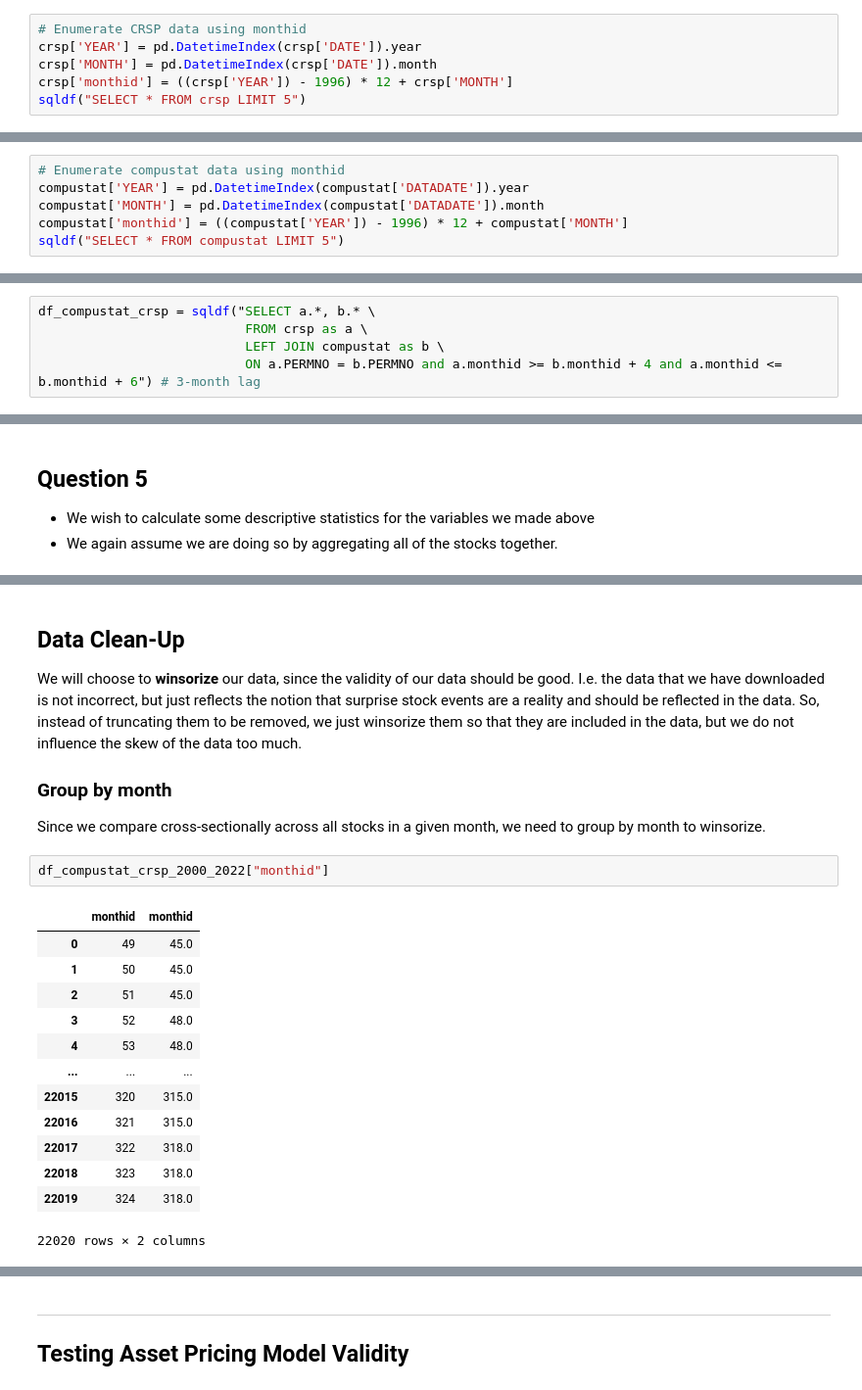
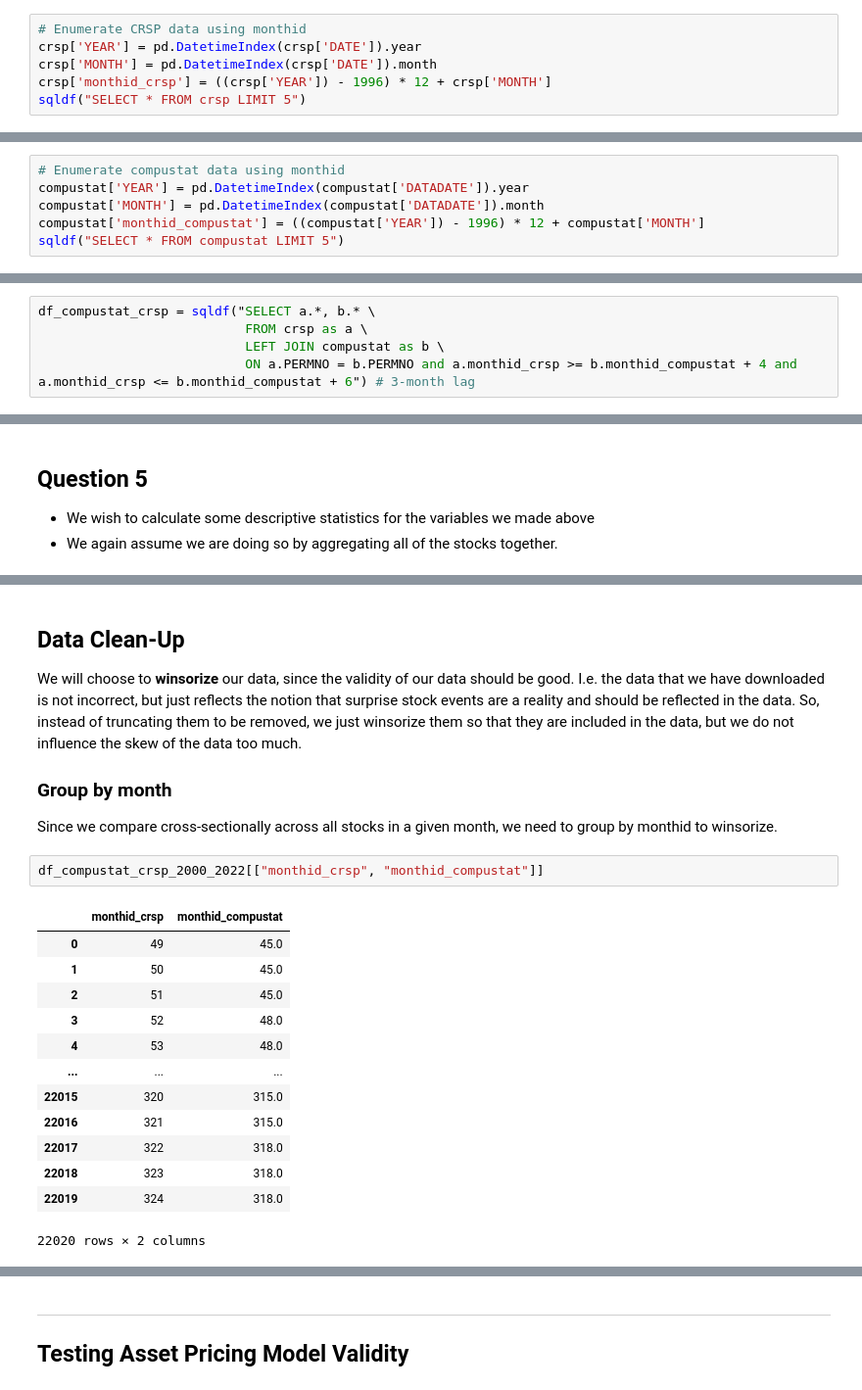
Before and after one commit to uWaterloo-CFM/CFM-301, a Jupyter notebook: Assignment 2/Assignment 2.ipynb, the cells around one changed output, grey strips where cells are left out. Shown at 98% size. Cells and saved outputs as stored; diff of their text form.

```diff
--- a/Assignment 2/Assignment 2.ipynb
+++ b/Assignment 2/Assignment 2.ipynb
@@ -90,7 +41,7 @@ compustat
 # Enumerate CRSP data using monthid
 crsp['YEAR'] = pd.DatetimeIndex(crsp['DATE']).year
 crsp['MONTH'] = pd.DatetimeIndex(crsp['DATE']).month
-crsp['monthid'] = ((crsp['YEAR']) - 1996) * 12 + crsp['MONTH']
+crsp['monthid_crsp'] = ((crsp['YEAR']) - 1996) * 12 + crsp['MONTH']
 sqldf("SELECT * FROM crsp LIMIT 5")
 # %% [output]
 |  | PERMNO | DATE | CUSIP | COMNAM | TICKER | PRC | RET | RETX | SHROUT | VWRETD | SPRTRN | ... |
@@ -103,7 +54,7 @@ sqldf("SELECT * FROM crsp LIMIT 5")
 # Enumerate compustat data using monthid
 compustat['YEAR'] = pd.DatetimeIndex(compustat['DATADATE']).year
 compustat['MONTH'] = pd.DatetimeIndex(compustat['DATADATE']).month
-compustat['monthid'] = ((compustat['YEAR']) - 1996) * 12 + compustat['MONTH']
+compustat['monthid_compustat'] = ((compustat['YEAR']) - 1996) * 12 + compustat['MONTH']
 sqldf("SELECT * FROM compustat LIMIT 5")
 # %% [output]
 |  | GVKEY | DATADATE | FYEARQ | FQTR | CONM | TIC | DATACQTR | DATAFQTR | ATQ | CEQQ | ... | ... |
@@ -117,7 +68,7 @@ sqldf("SELECT * FROM compustat LIMIT 5")
 df_compustat_crsp = sqldf("SELECT a.*, b.* \
                            FROM crsp as a \
                            LEFT JOIN compustat as b \
-                           ON a.PERMNO = b.PERMNO and a.monthid >= b.monthid + 4 and a.monthid <= b.monthid + 6") # 3-month lag
+                           ON a.PERMNO = b.PERMNO and a.monthid_crsp >= b.monthid_compustat + 4 and a.monthid_crsp <= b.monthid_compustat + 6") # 3-month lag
 # %% [markdown]
 ## Notice Duplicates
 - Notice that our dataframe size exceeds our initial data size from CRSP of 23997 rows, so we have some duplicates
@@ -317,11 +268,11 @@ statistics_df.astype(float).round(4)
 We will choose to **winsorize** our data, since the validity of our data should be good. I.e. the data that we have downloaded is not incorrect, but just reflects the notion that surprise stock events are a reality and should be reflected in the data. So, instead of truncating them to be removed, we just winsorize them so that they are included in the data, but we do not influence the skew of the data too much.
 
 ### Group by month
-Since we compare cross-sectionally across all stocks in a given month, we need to group by month to winsorize.
+Since we compare cross-sectionally across all stocks in a given month, we need to group by monthid to winsorize.
 # %%
-df_compustat_crsp_2000_2022["monthid"]
+df_compustat_crsp_2000_2022[["monthid_crsp", "monthid_compustat"]]
 # %% [output]
-|  | monthid | monthid |
+|  | monthid_crsp | monthid_compustat |
 | 0 | 49 | 45.0 |
 | 1 | 50 | 45.0 |
 | 2 | 51 | 45.0 |
```
Also changed, not shown: parts of 14 cells of this notebook.
